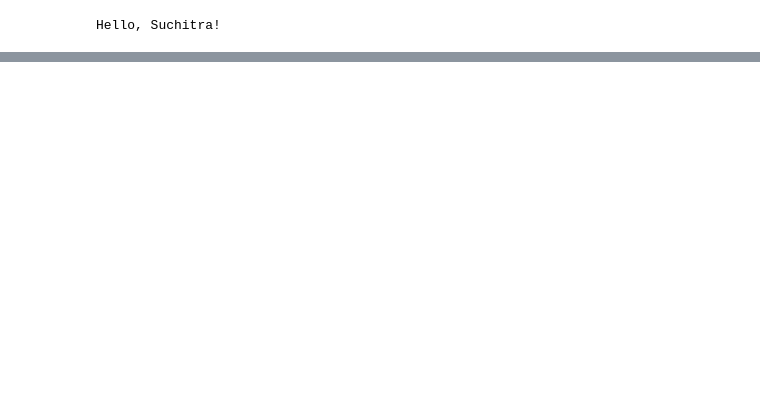
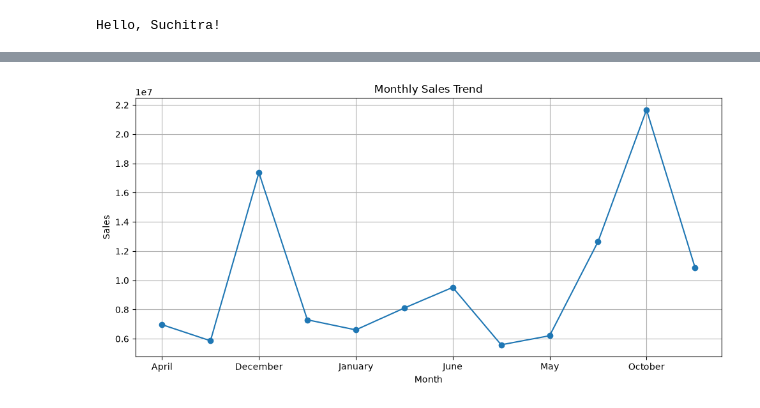
Before and after one commit to Suchi1902/Financial_Performance_Dashboard, a Jupyter notebook: python/data_cleaning.ipynb, the cells around one changed output, grey strips where cells are left out. Cells and saved outputs as stored; diff of their text form; code cells hidden in the pictures; blank space fills up the shorter version.

```diff
--- a/python/data_cleaning.ipynb
+++ b/python/data_cleaning.ipynb
@@ -63,0 +448,19 @@ Hello, Suchitra!
+# %%
+monthly_sales = df.groupby("Month Name")["Sales"].sum()
+
+plt.figure(figsize=(10,5))
+monthly_sales.plot(kind="line", marker="o")
+
+plt.title("Monthly Sales Trend")
+plt.xlabel("Month")
+plt.ylabel("Sales")
+
+plt.grid(True)
+
+plt.tight_layout()
+
+plt.savefig("../dashboard_images/monthly_sales.png")
+
+plt.show()
+# %% [output]
+[figure, added]
```
Also changed, not shown: parts of 39 cells of this notebook, 9 other files.
